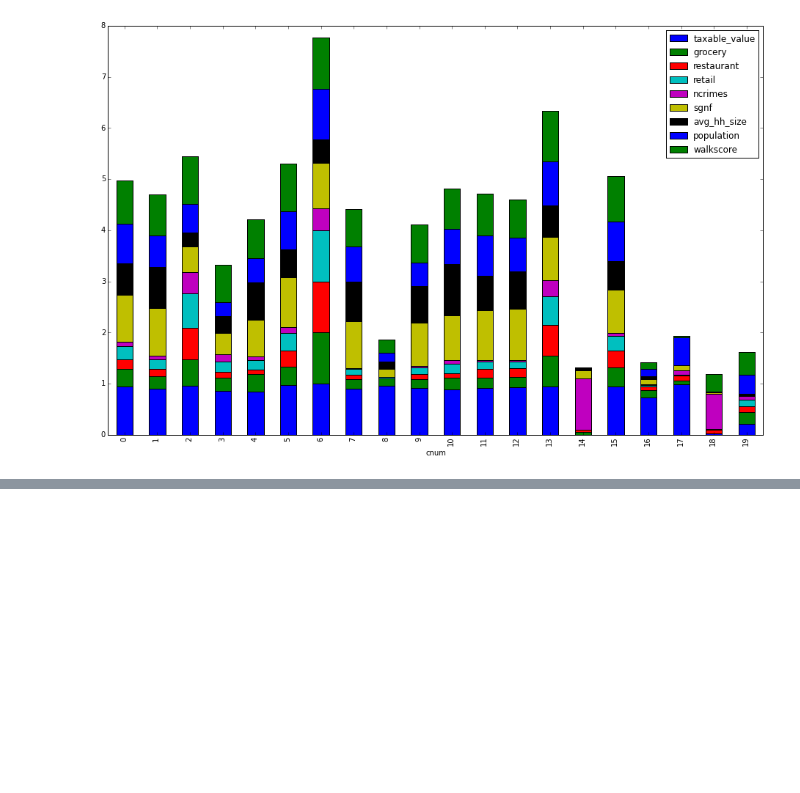
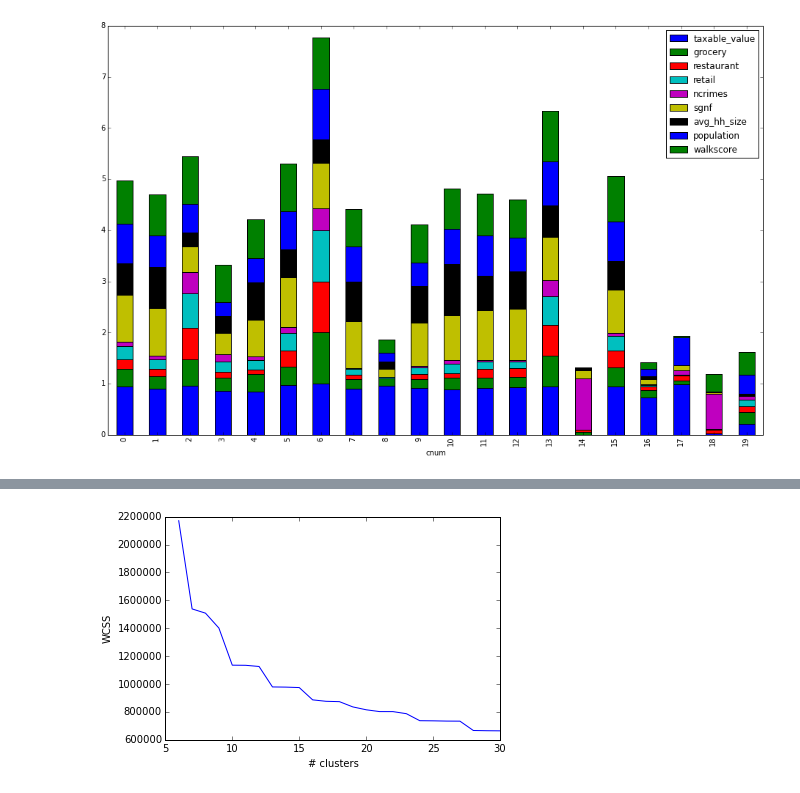
Before and after one commit to crupley/hoodie-development, a Jupyter notebook: explore/evaluate cuts.ipynb, the cells around one changed output, grey strips where cells are left out. Drawn from its saved outputs; the diff is of its cells as text; code cells hidden in the pictures; blank space fills up the shorter version.

Commit message:
assess results of aws nx cuts

```diff
--- a/explore/evaluate cuts.ipynb
+++ b/explore/evaluate cuts.ipynb
@@ -421,0 +425,4 @@ dfbp.plot(kind='bar', stacked=True, figsize = (16, 10));
+# %%
+cuts = pd.read_csv('results/g070605.csv')
+print cuts.shape
+cuts.head()
@@ -421,0 +462,8 @@ dfbp.plot(kind='bar', stacked=True, figsize = (16, 10));
+# %%
+graph = pickle.load(open('g070605.pkl', 'rb'))
+graph.remove_node('namenode')
+# %%
+print graph.number_of_edges()
+
+g = graph.copy()
+print g.number_of_edges()
@@ -421,0 +473,18 @@ dfbp.plot(kind='bar', stacked=True, figsize = (16, 10));
+# %%
+ks = range(6, 31)
+wcsses = []
+
+for k in ks:
+    # rebuild full graph
+    #g = nx.from_pandas_dataframe(edges, 'node1', 'node2')
+    g = graph.copy()
+
+    # reduces graph to i clusters
+    cuts[cuts['size'] <= k].apply(lambda x: a.cutrow(x, g), axis=1)
+
+    # assign cluster numbers
+    df['cnum'] = a.assign_clusters(df[['lat', 'lon', 'sgnf', 'avg_hh_size', 'population']], g)
+
+    wcss = a.wcss(df)
+    wcsses.append(wcss.ix[wcss.index >= 0].sum())
+    print 'k:', k, 'WCSSE:', wcss.ix[wcss.index >= 0].sum(), g.number_of_edges()
@@ -421,0 +509,6 @@ dfbp.plot(kind='bar', stacked=True, figsize = (16, 10));
+# %%
+plt.plot(ks, wcsses)
+plt.xlabel('# clusters')
+plt.ylabel('WCSS');
+# %% [output]
+[figure, added]
```
Also changed, not shown: parts of 9 cells of this notebook, 3 other files.
